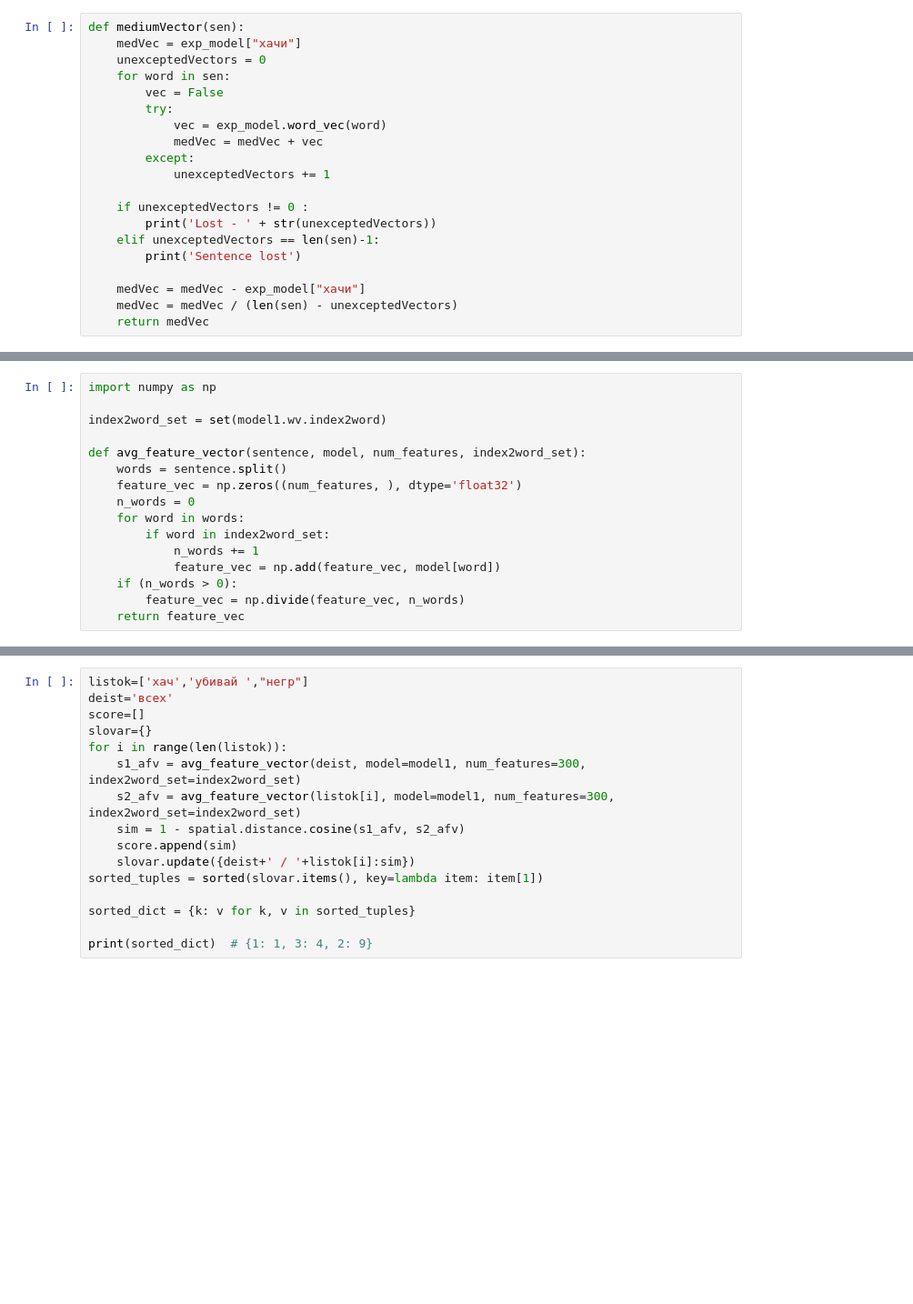
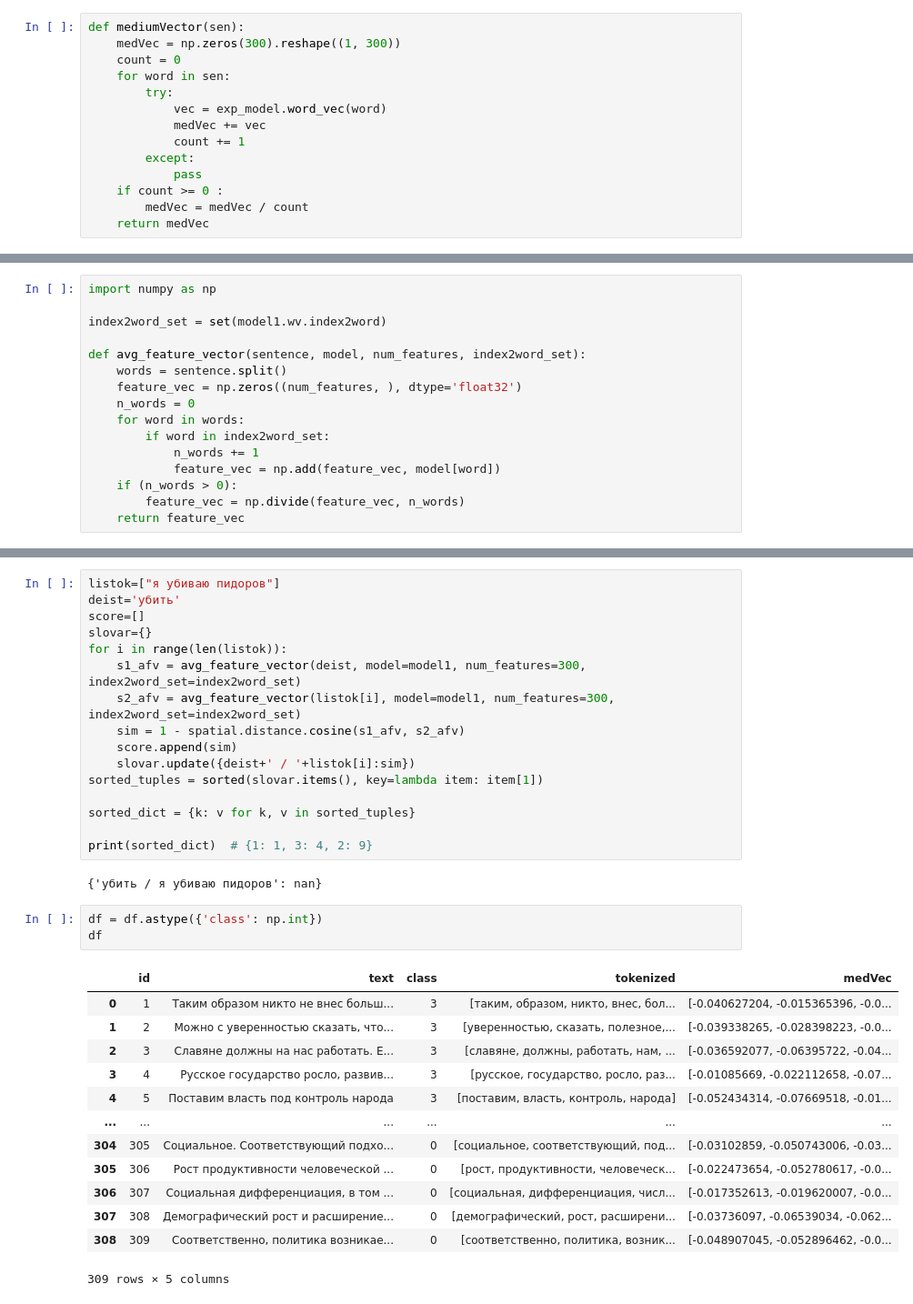
Before and after one commit to smorchilla/analize, a Jupyter notebook: pobeda.ipynb, the cells around one changed output, grey strips where cells are left out. Shown: that part at 91% size. Drawn from its saved outputs; the diff is of its cells as text; blank space fills up the shorter version.

Commit message:
added working model

```diff
--- a/pobeda.ipynb
+++ b/pobeda.ipynb
@@ -123,23 +114,17 @@ def tokenize(docs):
 ### Medium word-vector
 # %%
 def mediumVector(sen):
-    medVec = exp_model["хачи"]
-    unexceptedVectors = 0
+    medVec = np.zeros(300).reshape((1, 300))
+    count = 0
     for word in sen:
-        vec = False
         try:
             vec = exp_model.word_vec(word)
-            medVec = medVec + vec
+            medVec += vec
+            count += 1
         except:
-            unexceptedVectors += 1
-
-    if unexceptedVectors != 0 :
-        print('Lost - ' + str(unexceptedVectors))
-    elif unexceptedVectors == len(sen)-1:
-        print('Sentence lost')
-
-    medVec = medVec - exp_model["хачи"]
-    medVec = medVec / (len(sen) - unexceptedVectors)
+            pass
+    if count >= 0 :
+        medVec = medVec / count
     return medVec
 # %% [markdown]
 ## Organise data
@@ -276,6 +255,6 @@ model.compile(loss = 'binary_crossentropy',optimizer = optimiz ,metrics = ['accu
 # %%
-listok=['хач','убивай ',"негр"]
-deist='всех'
+listok=["я убиваю пидоров"]
+deist='убить'
 score=[]
 slovar={}
 for i in range(len(listok)):
@@ -289,3 +268,22 @@ sorted_tuples = sorted(slovar.items(), key=lambda item: item[1])
 sorted_dict = {k: v for k, v in sorted_tuples}
 
 print(sorted_dict)  # {1: 1, 3: 4, 2: 9}
+# %% [output]
+{'убить / я убиваю пидоров': nan}
+# %%
+df = df.astype({'class': np.int})
+df
+# %% [output]
+|  | id | text | class | tokenized | medVec |
+| 0 | 1 | Таким образом никто не внес больш... | 3 | [таким, образом, никто, внес, бол... | [-0.040627204, -0.015365396, -0.0... |
+| 1 | 2 | Можно с уверенностью сказать, что... | 3 | [уверенностью, сказать, полезное,... | [-0.039338265, -0.028398223, -0.0... |
+| 2 | 3 | Славяне должны на нас работать. Е... | 3 | [славяне, должны, работать, нам, ... | [-0.036592077, -0.06395722, -0.04... |
+| 3 | 4 | Русское государство росло, развив... | 3 | [русское, государство, росло, раз... | [-0.01085669, -0.022112658, -0.07... |
+| 4 | 5 | Поставим власть под контроль народа | 3 | [поставим, власть, контроль, народа] | [-0.052434314, -0.07669518, -0.01... |
+| ... | ... | ... | ... | ... | ... |
+| 304 | 305 | Социальное. Соответствующий подхо... | 0 | [социальное, соответствующий, под... | [-0.03102859, -0.050743006, -0.03... |
+| 305 | 306 | Рост продуктивности человеческой ... | 0 | [рост, продуктивности, человеческ... | [-0.022473654, -0.052780617, -0.0... |
+| 306 | 307 | Социальная дифференциация, в том ... | 0 | [социальная, дифференциация, числ... | [-0.017352613, -0.019620007, -0.0... |
+| 307 | 308 | Демографический рост и расширение... | 0 | [демографический, рост, расширени... | [-0.03736097, -0.06539034, -0.062... |
+| 308 | 309 | Соответственно, политика возникае... | 0 | [соответственно, политика, возник... | [-0.048907045, -0.052896462, -0.0... |
+309 rows × 5 columns
```
Also changed, not shown: parts of 26 cells of this notebook, 2 other files.
